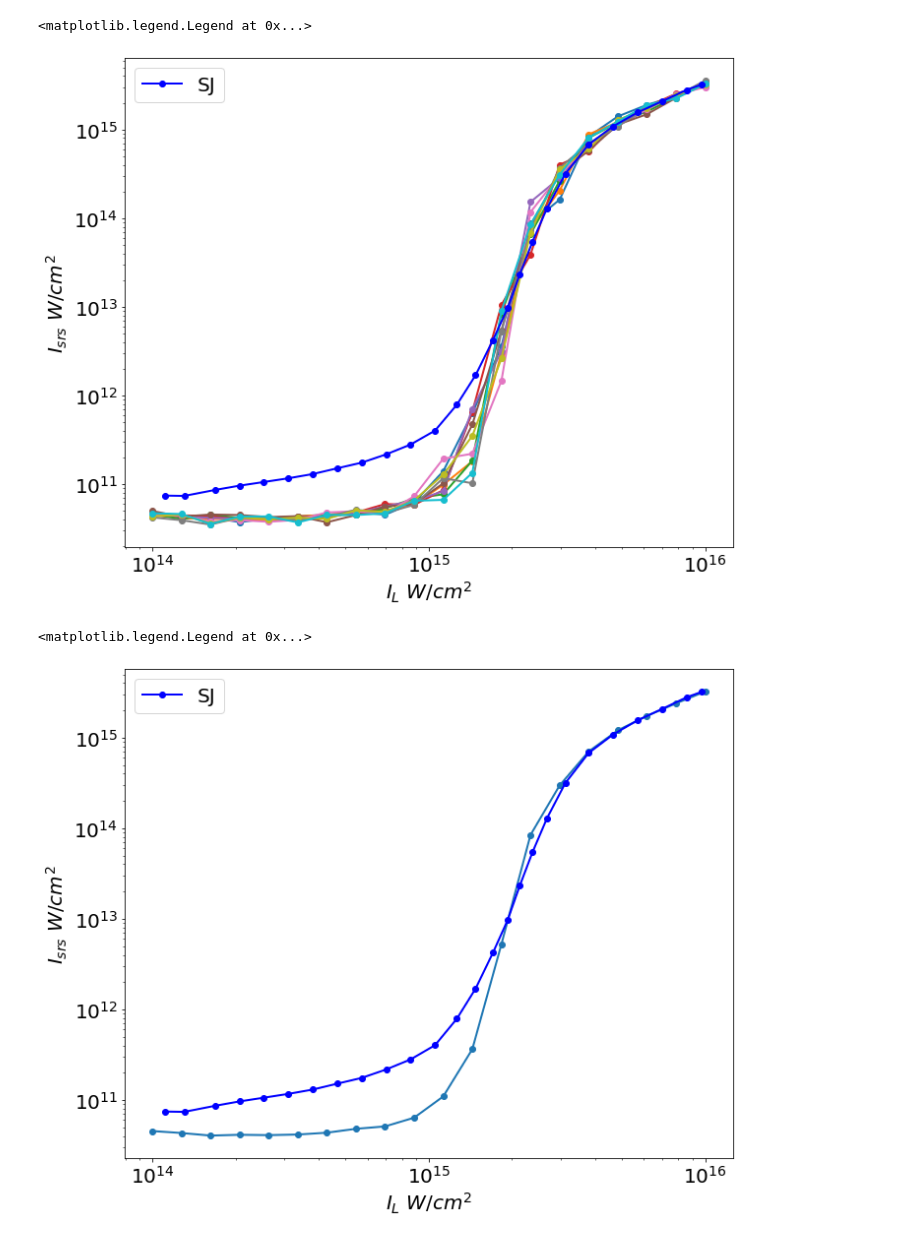
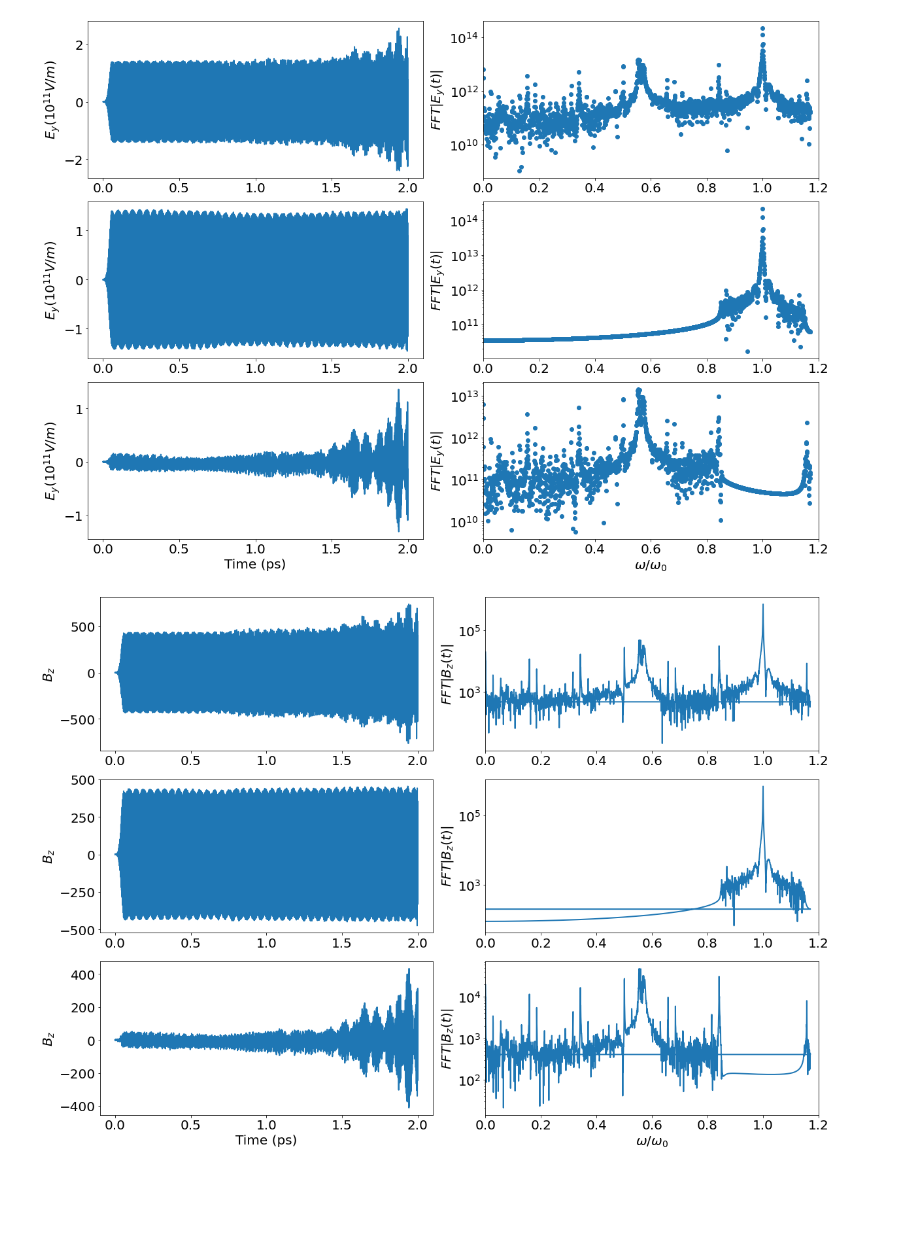
Before and after one commit to gosling123/epoch_surra, a Jupyter notebook: Metric_results.ipynb, the cells around one changed output. Cells and saved outputs as stored; diff of their text form; code cells hidden in the pictures; blank space fills up the shorter version.

```diff
--- a/Metric_results.ipynb
+++ b/Metric_results.ipynb
@@ -78,11 +3,0 @@ Data_500_10/Data_20
-# %%
-for i in range(n):
-    plt.loglog(I_L_data[i], I_SRS_data[i], '-o')
-plt.plot(I_SJ_2048, SRS_SJ_2048, '-o', color = 'blue', label = 'SJ')
-plt.xlabel(r'$I_{L}  \,\, W/cm^2$')
-plt.ylabel(r'$I_{srs} \,\, W/cm^2$')
-plt.gcf().set_size_inches(10,8)
-plt.legend()
-# %% [output]
-<matplotlib.legend.Legend at 0x...>
-[figure, removed]
@@ -99,10 +4,7 @@ I_L_av /= 10
-# %%
-plt.loglog(I_L_av, I_SRS_av, '-o')
-plt.plot(I_SJ_2048, SRS_SJ_2048, '-o', color = 'blue', label = 'SJ')
-plt.xlabel(r'$I_{L}  \,\, W/cm^2$')
-plt.ylabel(r'$I_{srs} \,\, W/cm^2$')
-plt.gcf().set_size_inches(10,8)
-plt.legend()
-# %% [output]
-<matplotlib.legend.Legend at 0x...>
-[figure, removed]
+# %%
+fields = EM_fields(dir = 'Data_1')
+# %%
+res = fields.get_filtered_signals(laser = False, plot_E = True, plot_B = True)
+# %% [output]
+[figure, added]
+[figure, added]
```
Also changed, not shown: parts of 5 cells of this notebook, 12 other files.
